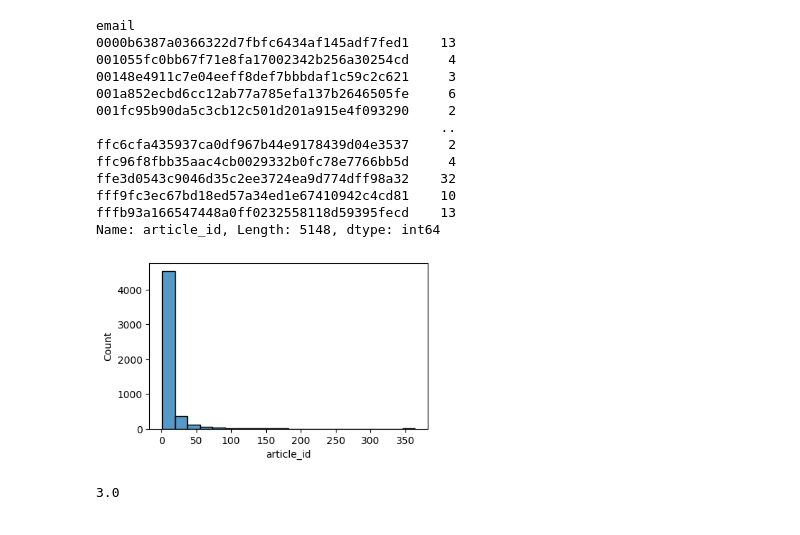
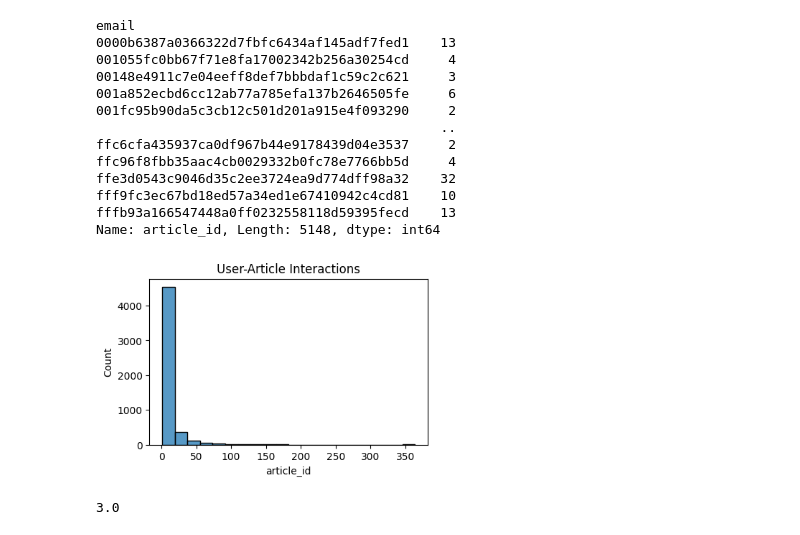
Before and after one commit to MohauMasukela/Udacity-Data-Science-Nanodegree, a Jupyter notebook: Project3/Project/Recommendations_with_IBM.ipynb, the cells around one changed output. Cells and saved outputs as stored; diff of their text form; code cells hidden in the pictures.

```diff
--- a/Project3/Project/Recommendations_with_IBM.ipynb
+++ b/Project3/Project/Recommendations_with_IBM.ipynb
@@ -87,9 +87,10 @@ Name: article_id, Length: 5148, dtype: int64
 # %%
 fig, axs = plt.subplots(1, 2, figsize=(11, 3))
 a=sns.histplot(data=user_article_view,ax=axs[0],bins=20)
+a.set_title("User-Article Interactions")
 axs[1].axis("off");
 # %% [output]
-[figure, old version]
+[figure, new version]
 # %%
 #convert article id to int
 df["article_id"]=df["article_id"].astype(int)
```
Also changed, not shown: parts of 4 cells of this notebook, 2 other files.
